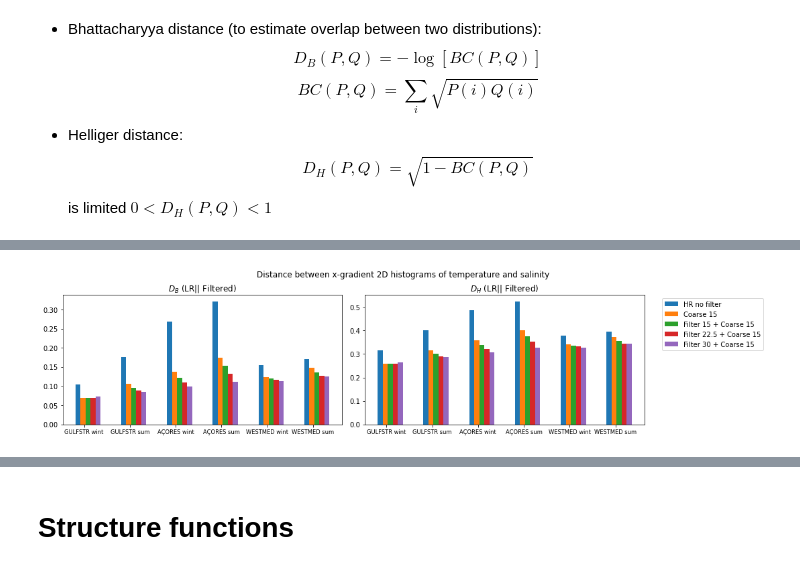
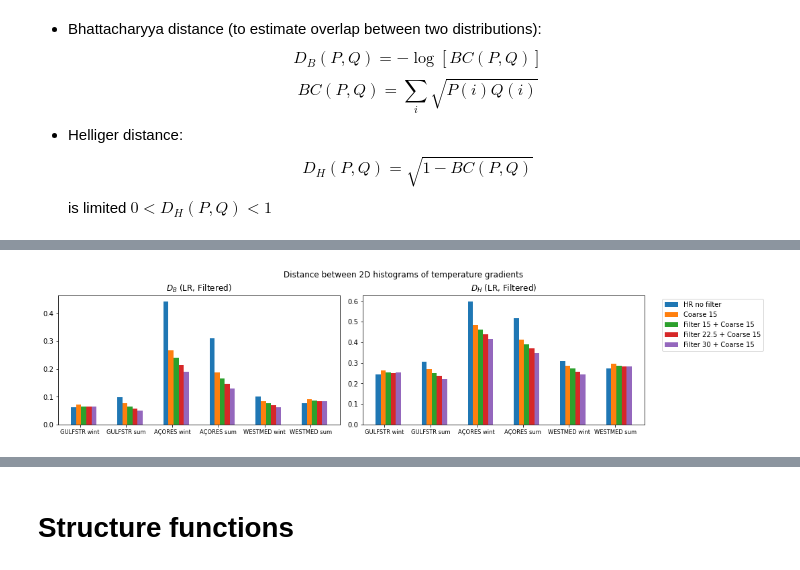
Before and after one commit to anastasiaGor/oceanDataNotebooks, a Jupyter notebook: gcm_filter/filter_scores.ipynb, the cells around one changed output, grey strips where cells are left out. Saved outputs shown, nothing was run; the diff lists cells and outputs as text; code cells hidden in the pictures.

```diff
--- a/gcm_filter/filter_scores.ipynb
+++ b/gcm_filter/filter_scores.ipynb
@@ -521,7 +610,7 @@ plt.show()
 # %%
 fig, ax = plt.subplots(nrows=1, ncols=2, constrained_layout=True, figsize=(15, 3.5))
-fig.suptitle('Distance between x-gradient 2D histograms of temperature and salinity')
-name_hist = 'hist_grads_x'
+fig.suptitle('Distance between 2D histograms of temperature gradients')
+name_hist = 'hist_temp_grad_2D'
 ref_dataKey = 'LR'
 x = np.arange(len(data))
 bar_width = 0.11
@@ -564,4 +682,8 @@ def D_H(hist_P, hist_Q) :
     return np.sqrt(1.-BC(hist_P,hist_Q))
 
 def D_B(hist_P, hist_Q) :
-    return -np.log(BC(hist_P,hist_Q))
+    BC_val = BC(hist_P,hist_Q)
+    if (BC_val > 0) :
+        return -np.log(BC_val)
+    else:
+        return 0.
@@ -597,27 +689,0 @@ plt.show()
-# %%
-fig, ax = plt.subplots(nrows=1, ncols=2, constrained_layout=True, figsize=(15, 3.5))
-fig.suptitle('Distance between x-gradient 1D histograms of salinity')
-name_hist = 'hist_grads_x'
-ref_dataKey = 'LR'
-x = np.arange(len(data))
-bar_width = 0.11
-ax[0].bar(x, [D_B(hists[region][ref_dataKey][name_hist].sum(dim='gradx_temp_bin'), hists[region]['HR'][name_hist].sum(dim='gradx_temp_bin')) for region in range(len(data))], width=bar_width)
-ax[1].bar(x, [D_H(hists[region][ref_dataKey][name_hist].sum(dim='gradx_temp_bin'), hists[region]['HR'][name_hist].sum(dim='gradx_temp_bin')) for region in range(len(data))], width=bar_width, label='HR no filter')
-for ifilter in range(len(filters)) :
-    ax[0].bar(x+(ifilter+1)*bar_width, [D_B(hists[region][ref_dataKey][name_hist].sum(dim='gradx_temp_bin'), hists[region]['HR_Filtered'][ifilter][name_hist].sum(dim='gradx_temp_bin')) for region in range(len(data))], width=bar_width)
-    ax[1].bar(x+(ifilter+1)*bar_width, [D_H(hists[region][ref_dataKey][name_hist].sum(dim='gradx_temp_bin'), hists[region]['HR_Filtered'][ifilter][name_hist].sum(dim='gradx_temp_bin')) for region in range(len(data))], width=bar_width, \
-              label=filters[ifilter]['label'])
-ax[0].set_xticks(x + 1.25*bar_width)
-ax[0].set_xticklabels([data[region]['label'] for region in range(len(data))],fontsize=10)
-ax[0].xaxis.set_tick_params(labelsize='small')
-ax[0].set(title=r'$D_B$ ('+ ref_dataKey +'|| Filtered)')
-ax[0].set(yscale='linear')
-
-ax[1].set_xticks(x + 1.25*bar_width)
-ax[1].set_xticklabels([data[region]['label'] for region in range(len(data))])
-ax[1].xaxis.set_tick_params(labelsize='small')
-ax[1].set(title=r'$D_H$ ('+ ref_dataKey +'|| Filtered)')
-ax[1].set(yscale='linear')
-
-ax[-1].legend(bbox_to_anchor=(1.05, 1), loc='upper left')
-plt.show()
@@ -626,29 +690,29 @@ plt.show()
 # %%
 fig, ax = plt.subplots(nrows=1, ncols=2, constrained_layout=True, figsize=(15, 3.5))
-fig.suptitle('Distance between x-gradient 2D histograms of temperature and salinity')
-name_hist = 'hist_grads_x'
+fig.suptitle('Distance between 2D histograms of temperature gradients')
+name_hist = 'hist_temp_grad_2D'
 ref_dataKey = 'LR'
 x = np.arange(len(data))
 bar_width = 0.11
 ax[0].bar(x, [D_B(hists[region][ref_dataKey][name_hist], hists[region]['HR'][name_hist]) for region in range(len(data))], width=bar_width)
 ax[1].bar(x, [D_H(hists[region][ref_dataKey][name_hist], hists[region]['HR'][name_hist]) for region in range(len(data))], width=bar_width, label='HR no filter')
 for ifilter in range(len(filters)) :
     ax[0].bar(x+(ifilter+1)*bar_width, [D_B(hists[region][ref_dataKey][name_hist], hists[region]['HR_Filtered'][ifilter][name_hist]) for region in range(len(data))], width=bar_width)
     ax[1].bar(x+(ifilter+1)*bar_width, [D_H(hists[region][ref_dataKey][name_hist], hists[region]['HR_Filtered'][ifilter][name_hist]) for region in range(len(data))], width=bar_width, \
               label=filters[ifilter]['label'])
 ax[0].set_xticks(x + 1.25*bar_width)
 ax[0].set_xticklabels([data[region]['label'] for region in range(len(data))],fontsize=10)
 ax[0].xaxis.set_tick_params(labelsize='small')
-ax[0].set(title=r'$D_B$ ('+ ref_dataKey +'|| Filtered)')
+ax[0].set(title=r'$D_B$ ('+ ref_dataKey +', Filtered)')
 ax[0].set(yscale='linear')
 
 ax[1].set_xticks(x + 1.25*bar_width)
 ax[1].set_xticklabels([data[region]['label'] for region in range(len(data))])
 ax[1].xaxis.set_tick_params(labelsize='small')
-ax[1].set(title=r'$D_H$ ('+ ref_dataKey +'|| Filtered)')
+ax[1].set(title=r'$D_H$ ('+ ref_dataKey +', Filtered)')
 ax[1].set(yscale='linear')
 
 ax[-1].legend(bbox_to_anchor=(1.05, 1), loc='upper left')
 plt.show()
 # %% [output]
-[figure, old version]
+[figure, new version]
```
Also changed, not shown: parts of 37 cells of this notebook.
